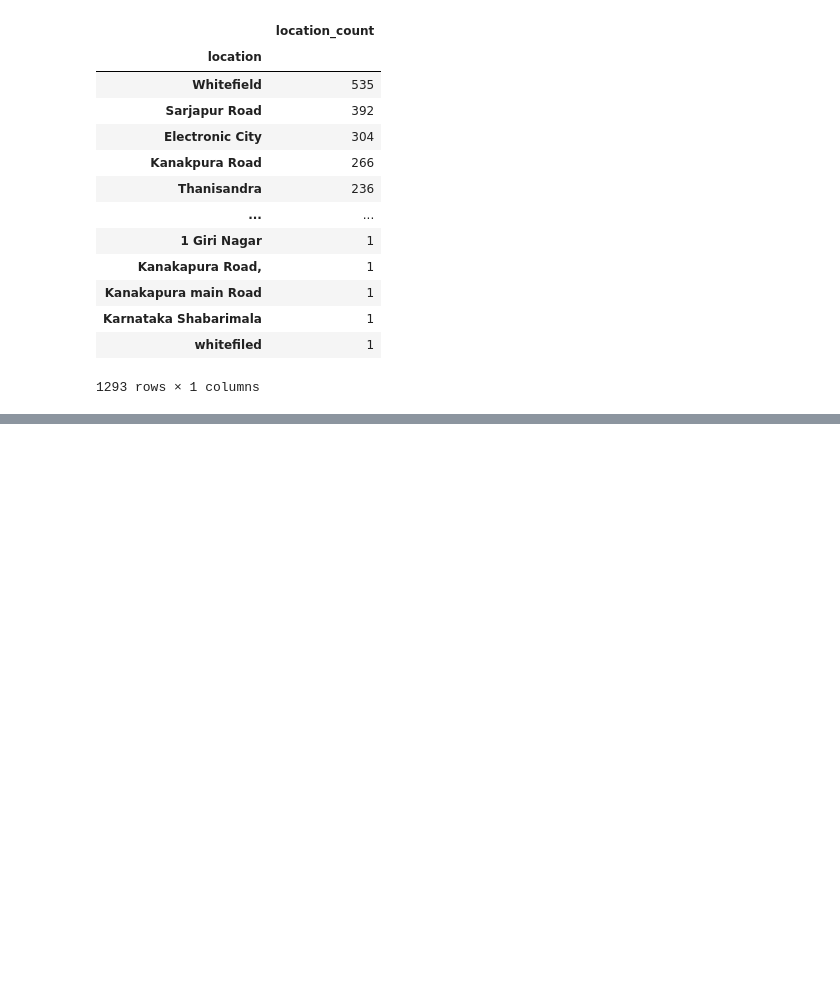
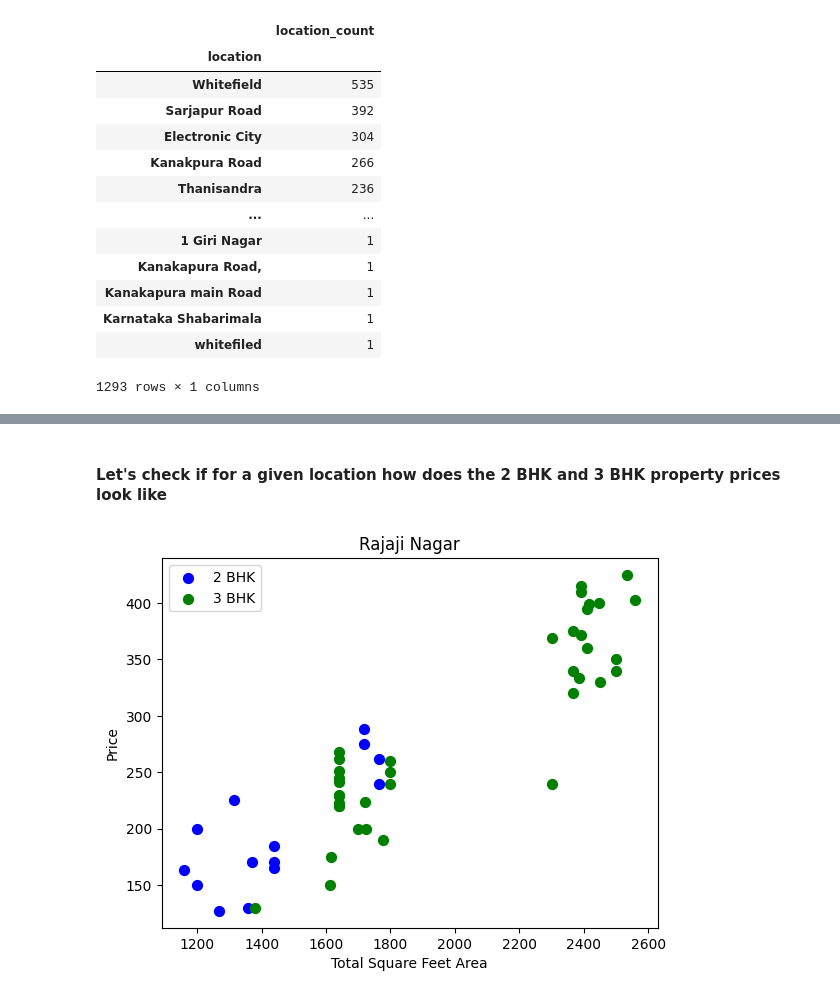
Before and after one commit to CodeLikeAyush/Bangalore-House-Prediction, a Jupyter notebook: notebook.ipynb, the cells around one changed output, grey strips where cells are left out. Saved outputs shown, nothing was run; the diff lists cells and outputs as text; code cells hidden in the pictures; blank space fills up the shorter version.

Commit message:
outliers removal,feature engineering etc. done

```diff
--- a/notebook.ipynb
+++ b/notebook.ipynb
@@ -276,0 +293,3 @@ location_stat[location_stat['location_count']<10]
+# %%
+location_stat_less_than_10 = location_stat[location_stat['location_count']<=10]
+location_stat_less_than_10.index
@@ -276,0 +315,2 @@ location_stat[location_stat['location_count']<10]
+# %%
+df5['location'] = df5['location'].apply(lambda x:'other' if x in location_stat_less_than_10.index else x)
@@ -276,0 +349,3 @@ location_stat[location_stat['location_count']<10]
+# %%
+df6 = df5[~(df5['total_sqft']/df5['bhk']<300)]
+df6.shape
@@ -276,0 +368,17 @@ location_stat[location_stat['location_count']<10]
+# %%
+def remove_pps_outliers(df):
+    df_out = pd.DataFrame()
+    for key,subdf in df.groupby('location'):
+        m = np.mean(subdf.price_per_sqft)
+        sd = np.std(subdf.price_per_sqft)
+        reduced_df = subdf[(subdf.price_per_sqft>(m-sd))& (subdf.price_per_sqft<=(m+sd))]
+        df_out = pd.concat([df_out,reduced_df],ignore_index=True)
+
+    return df_out
+
+
+
+
+df7 = remove_pps_outliers(df6)
+
+df7.shape
@@ -276,0 +396,17 @@ location_stat[location_stat['location_count']<10]
+# %% [markdown]
+#### Let's check if for a given location how does the 2 BHK and 3 BHK property prices look like
+# %%
+def plot_scatter_chart(df,location):
+    bhk2 = df[(df.location==location) & (df.bhk==2)]
+    bhk3 = df[(df.location==location) & (df.bhk==3)]
+    matplotlib.pyplot.scatter(bhk2.total_sqft,bhk2.price,color="blue",label="2 BHK",s=50)
+    matplotlib.pyplot.scatter(bhk3.total_sqft,bhk3.price,color="green",label="3 BHK",s=50)
+    plt.xlabel('Total Square Feet Area')
+    plt.ylabel('Price')
+    plt.title(location)
+    plt.legend()
+
+
+plot_scatter_chart(df7,"Rajaji Nagar")
+# %% [output]
+[figure, added]
```
Also changed, not shown: parts of 37 cells of this notebook.
